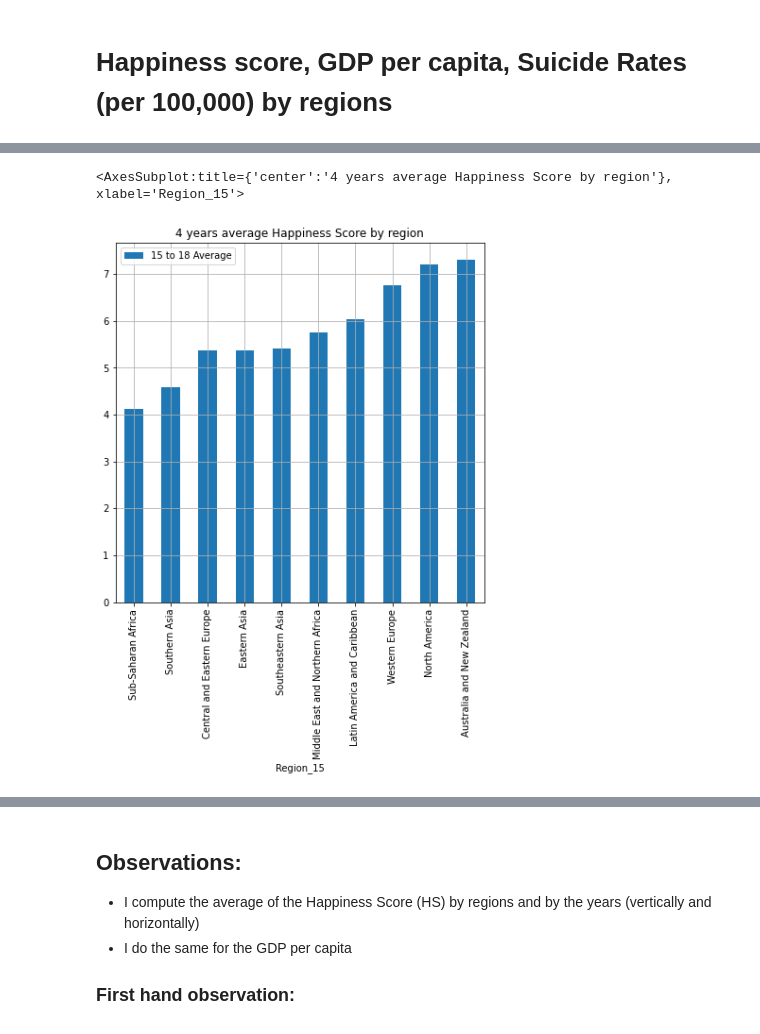
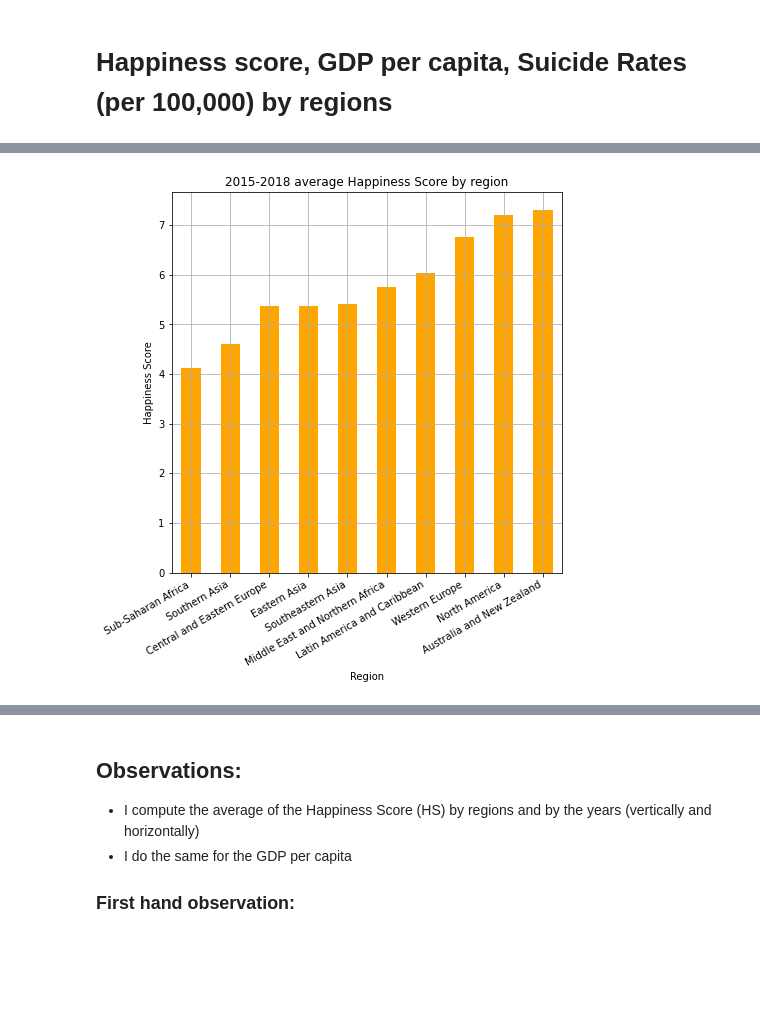
Before and after one commit to PatMartin7/project1, a Jupyter notebook: Analysis/Data Analysis.ipynb, the cells around one changed output, grey strips where cells are left out. Drawn from its saved outputs; the diff is of its cells as text; code cells hidden in the pictures; blank space fills up the shorter version.

```diff
--- a/Analysis/Data Analysis.ipynb
+++ b/Analysis/Data Analysis.ipynb
@@ -3,20 +3,21 @@
 import pandas as pd
 from collections import OrderedDict
 import numpy as np
+import matplotlib.pyplot as plt
 
 # main suicide csv load and clean-up
-csv_path = "reviseddata.csv"
+csv_path = "../Resources/reviseddata.csv"
 suicide_df = pd.read_csv(csv_path, low_memory=False)
 suicide_df2 = suicide_df.dropna()
 suicide_df2
 # happiness df load by year
-csv_path = "Happiness_Reports/2015.csv"
+csv_path = "../Resources/Happiness_Reports/2015.csv"
 happy15_df = pd.read_csv(csv_path, low_memory=False)
-csv_path = "Happiness_Reports/2016.csv"
+csv_path = "../Resources/Happiness_Reports/2016.csv"
 happy16_df = pd.read_csv(csv_path, low_memory=False)
-csv_path = "Happiness_Reports/2017.csv"
+csv_path = "../Resources/Happiness_Reports/2017.csv"
 happy17_df = pd.read_csv(csv_path, low_memory=False)
-csv_path = "Happiness_Reports/2018.csv"
+csv_path = "../Resources/Happiness_Reports/2018.csv"
 happy18_df = pd.read_csv(csv_path, low_memory=False)
 
 # put suffix on columns
@@ -326,6 +355,9 @@ See the caveats in the documentation: https://pandas.pydata.org/pandas-docs/stab
 # %%
-ave_region_happiness.plot(kind='bar', y='15 to 18 Average', grid=True, figsize=(7,7),
-                         title="4 years average Happiness Score by region")
+ave_region_happiness.plot(kind='bar', y='15 to 18 Average', color='orange', grid=True, figsize=(7,7),
+                         title="2015-2018 average Happiness Score by region", legend=None)
+plt.xticks(rotation=30, horizontalalignment="right")
+plt.ylabel('Happiness Score')
+plt.xlabel('Region')
+plt.savefig('2015-2018 average Happiness Score by region.png',dpi=300, bbox_inches = "tight")
 # %% [output]
-<AxesSubplot:title={'center':'4 years average Happiness Score by region'}, xlabel='Region_15'>
-[figure, old version]
+[figure, new version]
```
Also changed, not shown: parts of 28 cells of this notebook, 18 other files.
